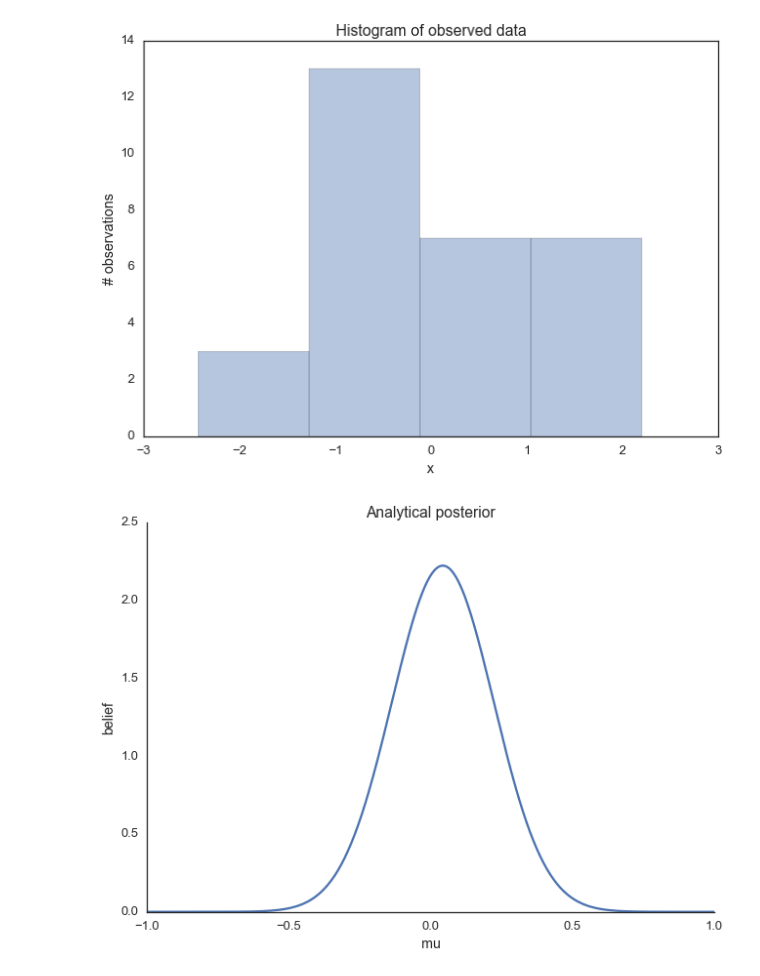
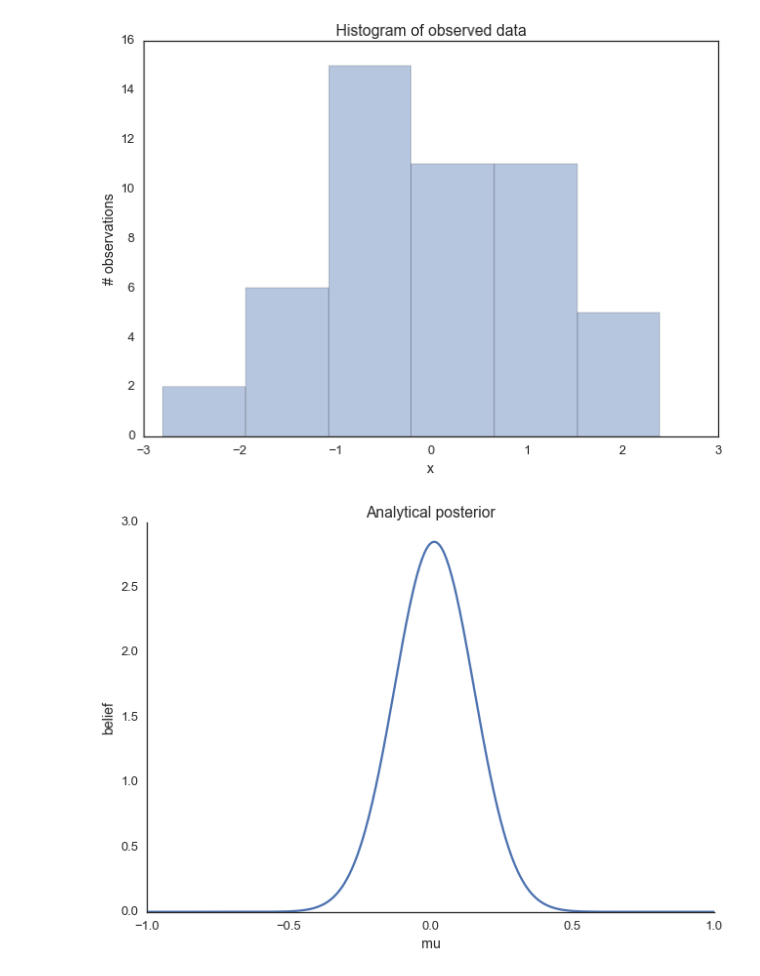
Before and after one commit to rjshanahan/MATH5045_MarkovChainMonteCarlo, a Jupyter notebook: MCMC_Python.ipynb, the cells around one changed output. Cells and saved outputs as stored; diff of their text form; code cells hidden in the pictures.

```diff
--- a/MCMC_Python.ipynb
+++ b/MCMC_Python.ipynb
@@ -19,14 +27,14 @@ sns.set_context('talk')
 np.random.seed(123)
 # %%
 
-data = np.random.randn(30)
+data = np.random.randn(50)
 
 
 ax = plt.subplot()
 sns.distplot(data, kde=False, ax=ax)
 _ = ax.set(title='Histogram of observed data', xlabel='x', ylabel='# observations');
 # %% [output]
-[figure, old version]
+[figure, new version]
 # %%
 def calc_posterior_analytical(data, x, mu_0, sigma_0):
     sigma = 1.
@@ -42,7 +50,7 @@ ax.plot(x, posterior_analytical)
 ax.set(xlabel='mu', ylabel='belief', title='Analytical posterior');
 sns.despine()
 # %% [output]
-[figure, old version]
+[figure, new version]
 # %%
 def sampler(data, samples=4, mu_init=.5, proposal_width=.5, plot=False, mu_prior_mu=0, mu_prior_sd=1.):
     mu_current = mu_init
```
Also changed, not shown: parts of 14 cells of this notebook.
